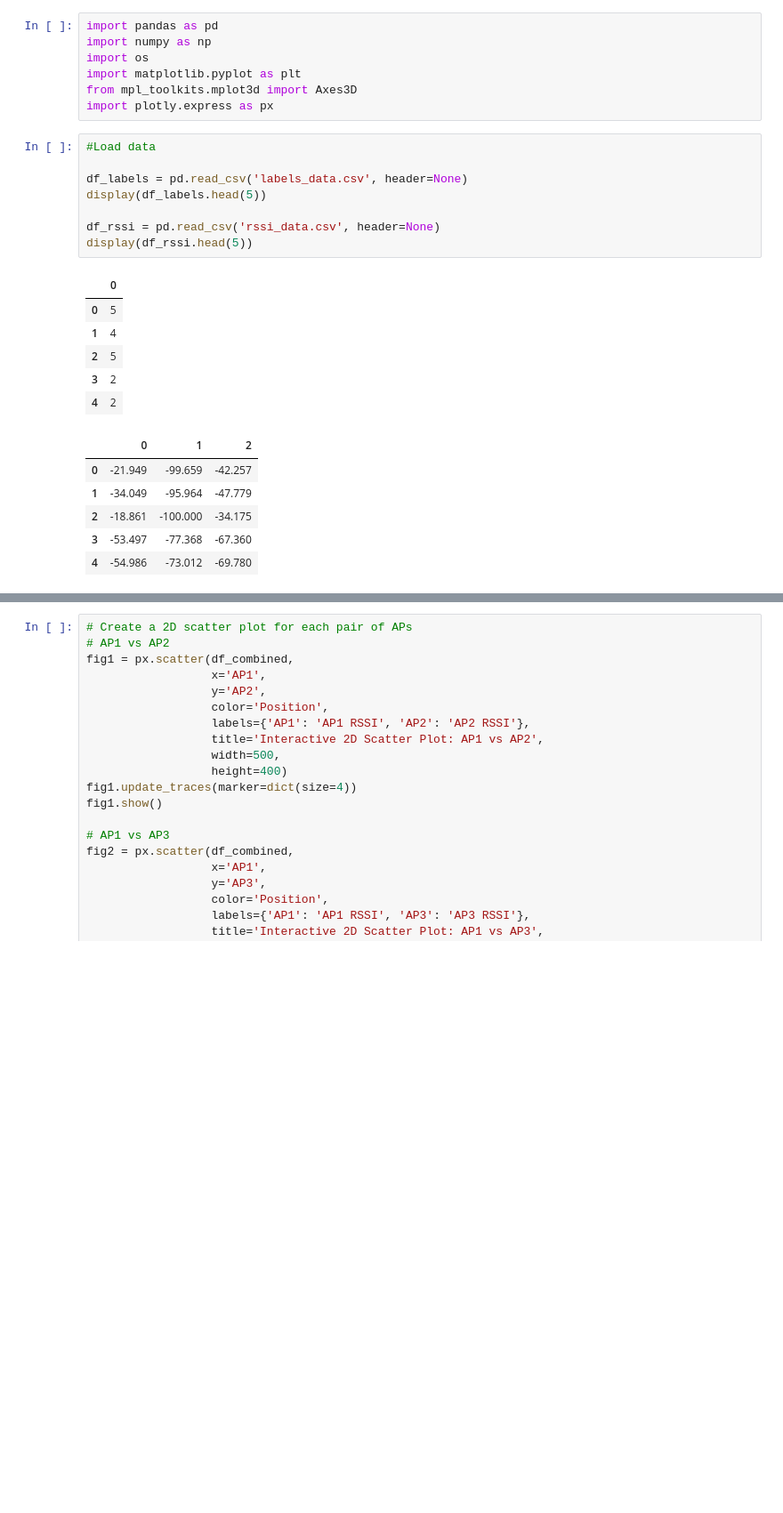
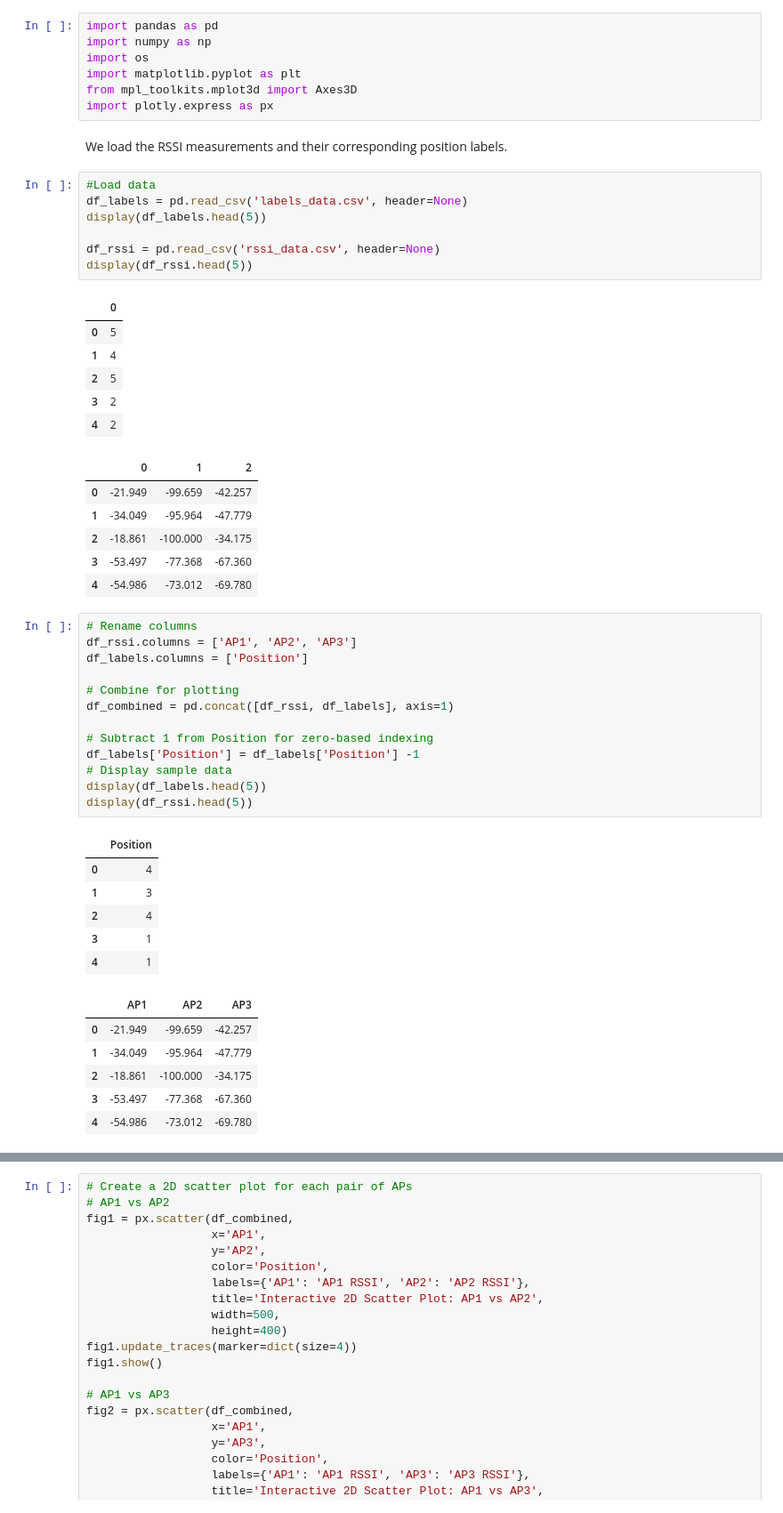
Before and after one commit to jordiestevee/ML4Net-2025, a Jupyter notebook: Sem3/seminar3.ipynb, the cells around one changed output, grey strips where cells are left out. Shown at 89% size. Drawn from its saved outputs; the diff is of its cells as text; blank space fills up the shorter version.

```diff
--- a/Sem3/seminar3.ipynb
+++ b/Sem3/seminar3.ipynb
@@ -9,9 +9,10 @@ import os
 import matplotlib.pyplot as plt
 from mpl_toolkits.mplot3d import Axes3D
 import plotly.express as px
+# %% [markdown]
+We load the RSSI measurements and their corresponding position labels.
 # %%
 #Load data
-
 df_labels = pd.read_csv('labels_data.csv', header=None)
 display(df_labels.head(5))
 
@@ -30,3 +31,29 @@ display(df_rssi.head(5))
 | 2 | -18.861 | -100.000 | -34.175 |
 | 3 | -53.497 | -77.368 | -67.360 |
 | 4 | -54.986 | -73.012 | -69.780 |
+# %%
+# Rename columns
+df_rssi.columns = ['AP1', 'AP2', 'AP3']
+df_labels.columns = ['Position']
+
+# Combine for plotting
+df_combined = pd.concat([df_rssi, df_labels], axis=1)
+
+# Subtract 1 from Position for zero-based indexing
+df_labels['Position'] = df_labels['Position'] -1
+# Display sample data
+display(df_labels.head(5))
+display(df_rssi.head(5))
+# %% [output]
+|  | Position |
+| 0 | 4 |
+| 1 | 3 |
+| 2 | 4 |
+| 3 | 1 |
+| 4 | 1 |
+|  | AP1 | AP2 | AP3 |
+| 0 | -21.949 | -99.659 | -42.257 |
+| 1 | -34.049 | -95.964 | -47.779 |
+| 2 | -18.861 | -100.000 | -34.175 |
+| 3 | -53.497 | -77.368 | -67.360 |
+| 4 | -54.986 | -73.012 | -69.780 |
```
Also changed, not shown: parts of 16 cells of this notebook, 1 other file.
